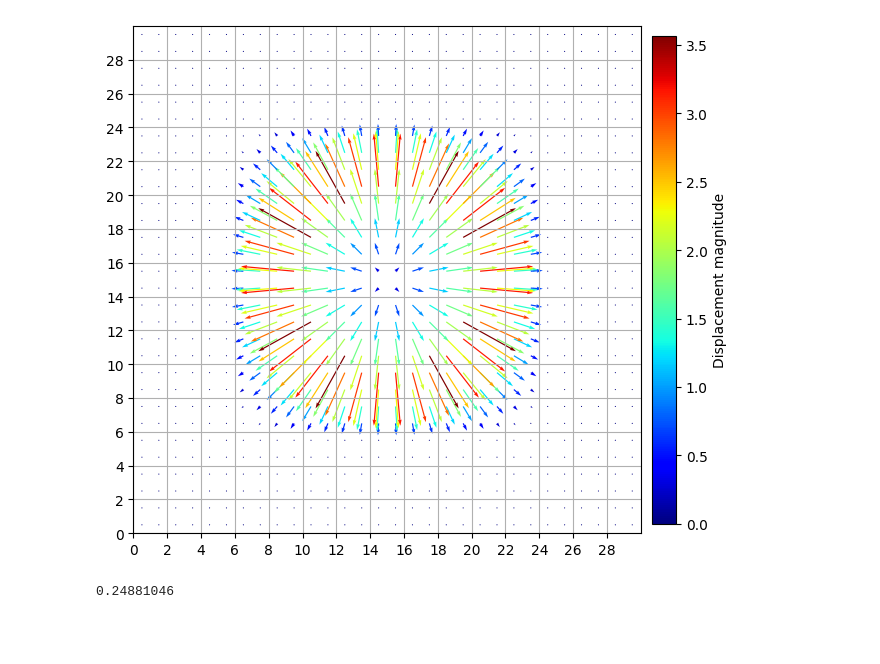
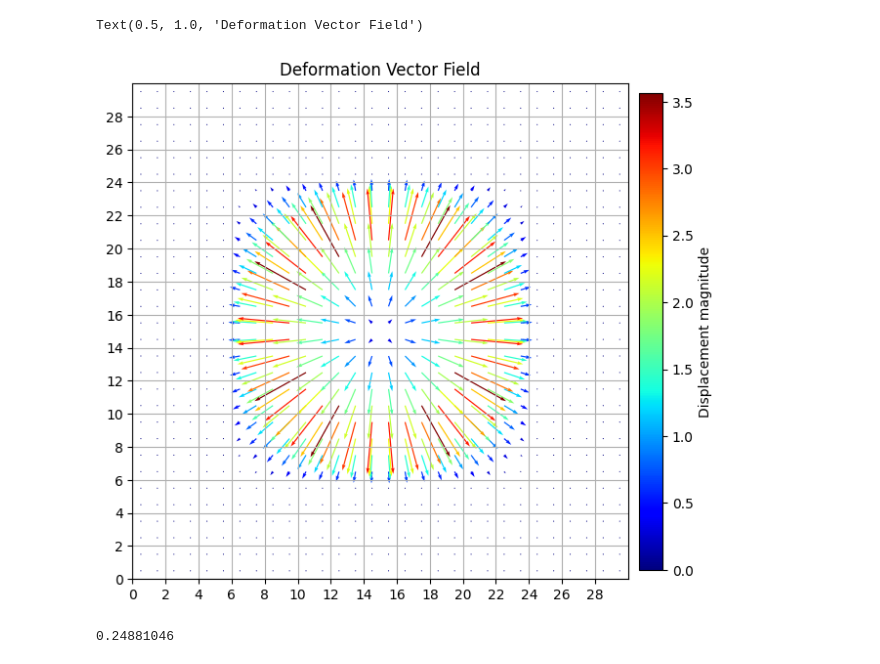
Before and after one commit to joasiee/elastix, a Jupyter notebook: experiments/notebooks/voxels.ipynb, the cells around one changed output. Cells and saved outputs as stored; diff of their text form; code cells hidden in the pictures; blank space fills up the shorter version.

```diff
--- a/experiments/notebooks/voxels.ipynb
+++ b/experiments/notebooks/voxels.ipynb
@@ -291,10 +288,12 @@ def jacobian_determinant(dvf):
   return contracting_arr
 # %%
 fixed, moving, dvf = generate_synthetic_01()
-# %%
-plot_dvf(dvf)
-# %% [output]
-[figure, removed]
+# %%
+plot_dvf(dvf, scale=1)
+plt.title("Deformation Vector Field")
+# %% [output]
+Text(0.5, 1.0, 'Deformation Vector Field')
+[figure, added]
 # %%
 dvf_rmse(dvf, np.zeros_like(dvf))
 # %% [output]
```
Also changed, not shown: parts of 7 cells of this notebook, 9 other files.
